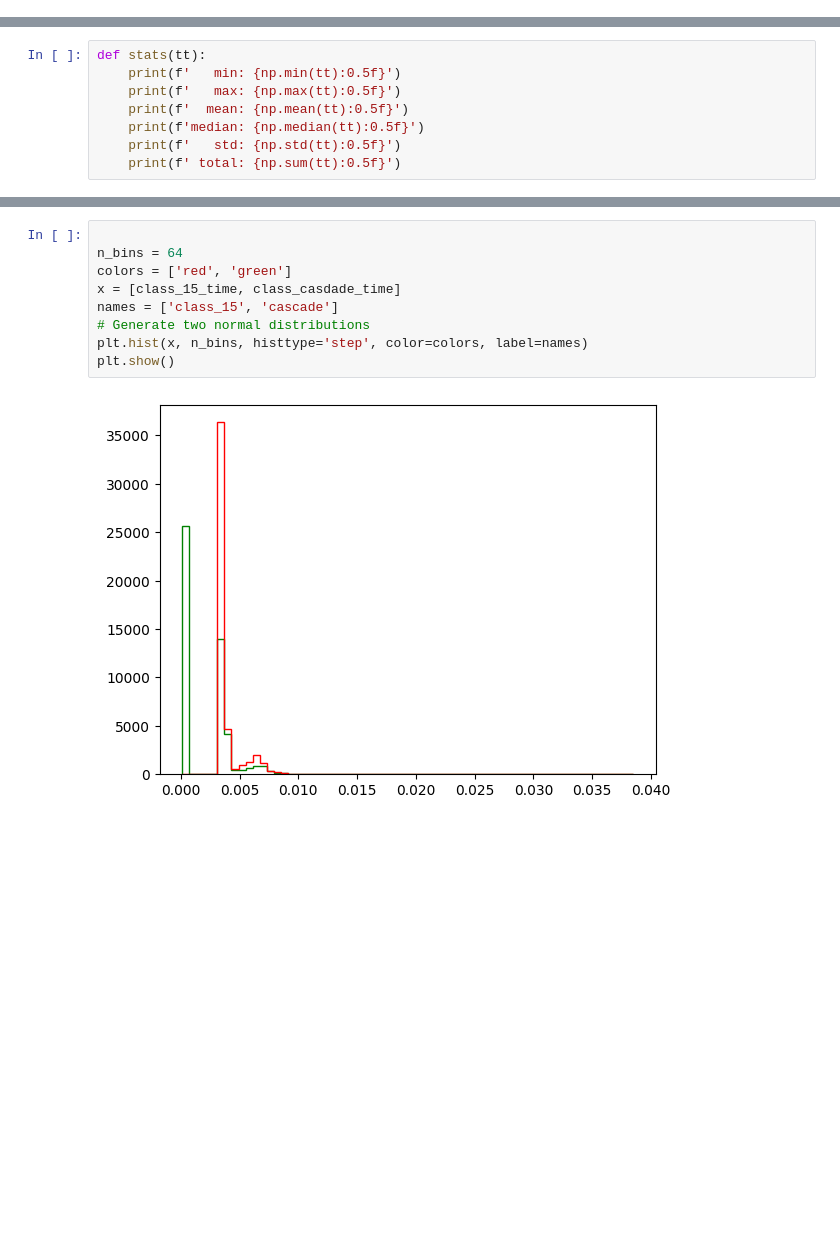
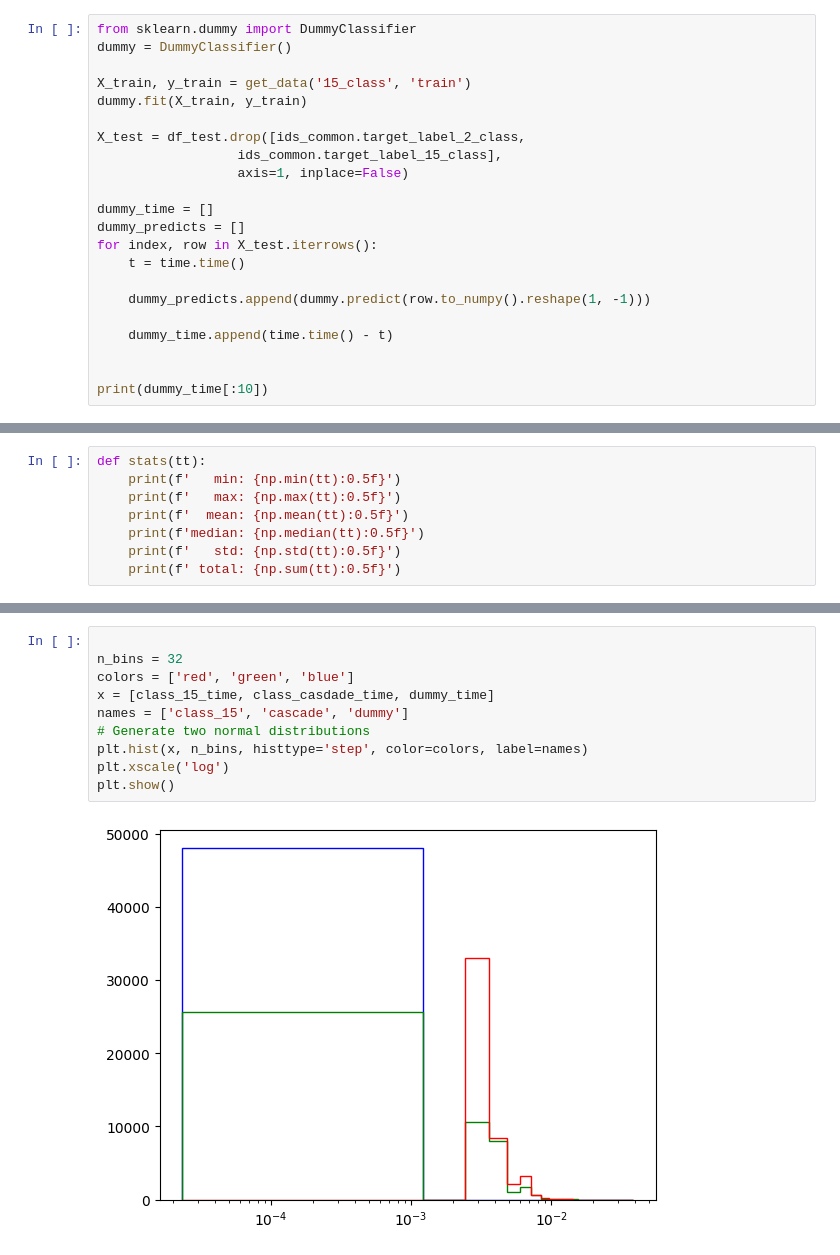
Before and after one commit to pro1710/ids, a Jupyter notebook: eval.ipynb, the cells around one changed output, grey strips where cells are left out. Cells and saved outputs as stored; diff of their text form; blank space fills up the shorter version.

Commit message:
add dummy

```diff
--- a/eval.ipynb
+++ b/eval.ipynb
@@ -313,3 +313,25 @@ for index, row in X_test.iterrows():
 print(class_casdade_time[:10])
 # %% [output]
 [0.005787372589111328, 0.003742218017578125, 0.0046274662017822266, 0.0005583763122558594, 0.00022292137145996094, 0.008107662200927734, 0.00025582313537597656, 0.00019431114196777344, 0.0078902244567 ...
+# %%
+from sklearn.dummy import DummyClassifier
+dummy = DummyClassifier()
+
+X_train, y_train = get_data('15_class', 'train')
+dummy.fit(X_train, y_train)
+
+X_test = df_test.drop([ids_common.target_label_2_class,
+                  ids_common.target_label_15_class],
+                  axis=1, inplace=False)
+
+dummy_time = []
+dummy_predicts = []
+for index, row in X_test.iterrows():
+    t = time.time()
+
+    dummy_predicts.append(dummy.predict(row.to_numpy().reshape(1, -1)))
+
+    dummy_time.append(time.time() - t)
+
+
+print(dummy_time[:10])
@@ -347,11 +378,12 @@ median: 0.00021
 # %%
 
-n_bins = 64
-colors = ['red', 'green']
-x = [class_15_time, class_casdade_time]
-names = ['class_15', 'cascade']
+n_bins = 32
+colors = ['red', 'green', 'blue']
+x = [class_15_time, class_casdade_time, dummy_time]
+names = ['class_15', 'cascade', 'dummy']
 # Generate two normal distributions
 plt.hist(x, n_bins, histtype='step', color=colors, label=names)
+plt.xscale('log')
 plt.show()
 # %% [output]
-[figure, old version]
+[figure, new version]
```
Also changed, not shown: parts of 2 cells of this notebook.
